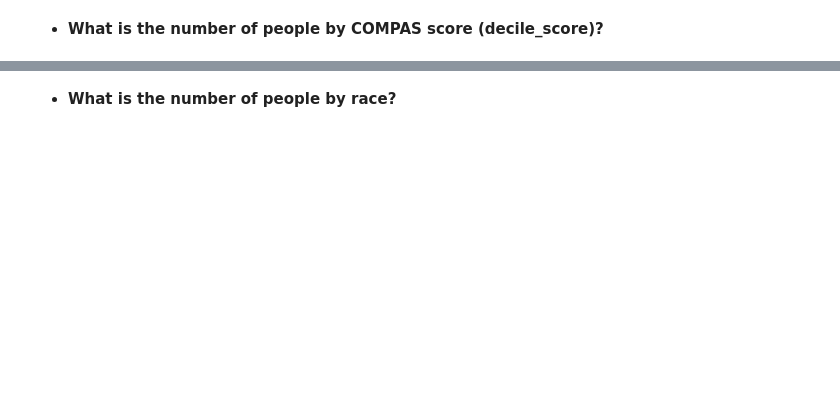
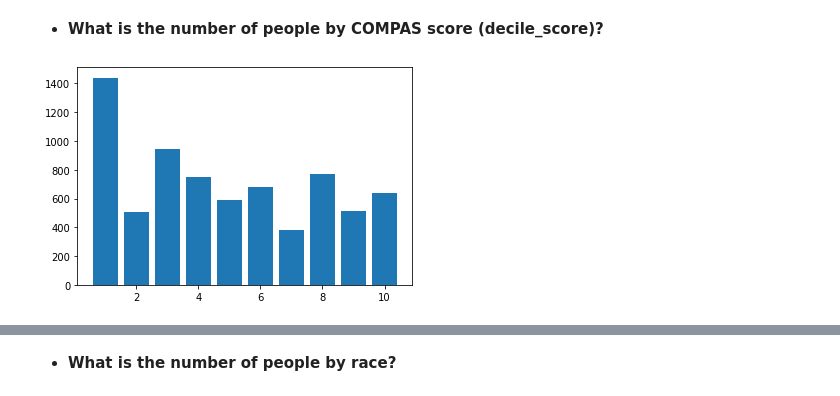
Before and after one commit to GuilhermeGPGil/ProPublica-COMPAS-Dataset-Analysis, a Jupyter notebook: Proj.ipynb, the cells around one changed output, grey strips where cells are left out. Saved outputs shown, nothing was run; the diff lists cells and outputs as text; code cells hidden in the pictures; blank space fills up the shorter version.

```diff
--- a/Proj.ipynb
+++ b/Proj.ipynb
@@ -163,0 +185,7 @@ df.groupby("decile_score").size()
+# %%
+decile_score_names = list(df["decile_score"].unique().tolist())
+decile_score_size = list(df.groupby("decile_score").size())
+plt.bar(decile_score_names, decile_score_size)
+plt.show()
+# %% [output]
+[figure, added]
```
Also changed, not shown: parts of 63 cells of this notebook.
